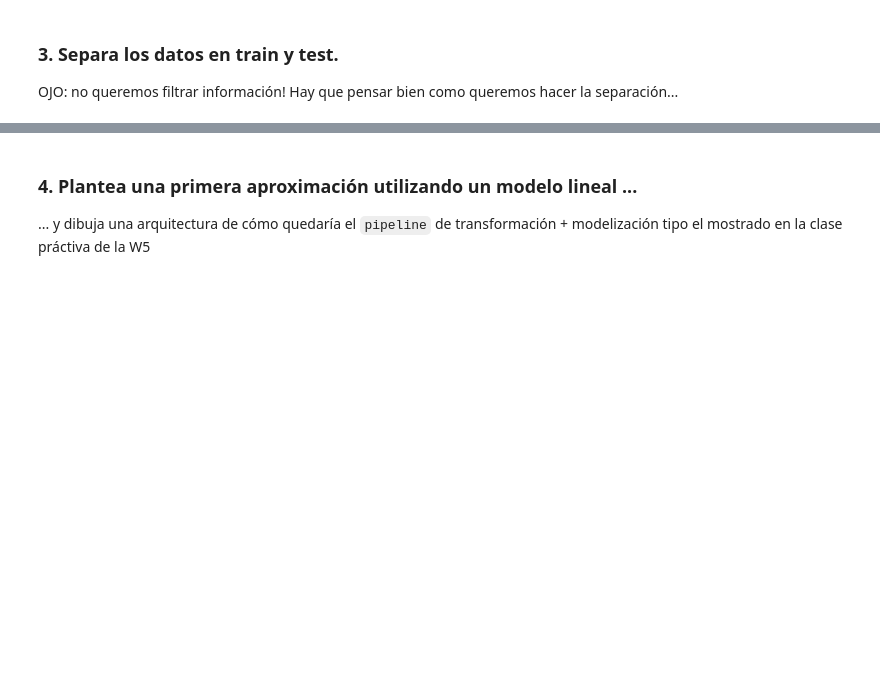
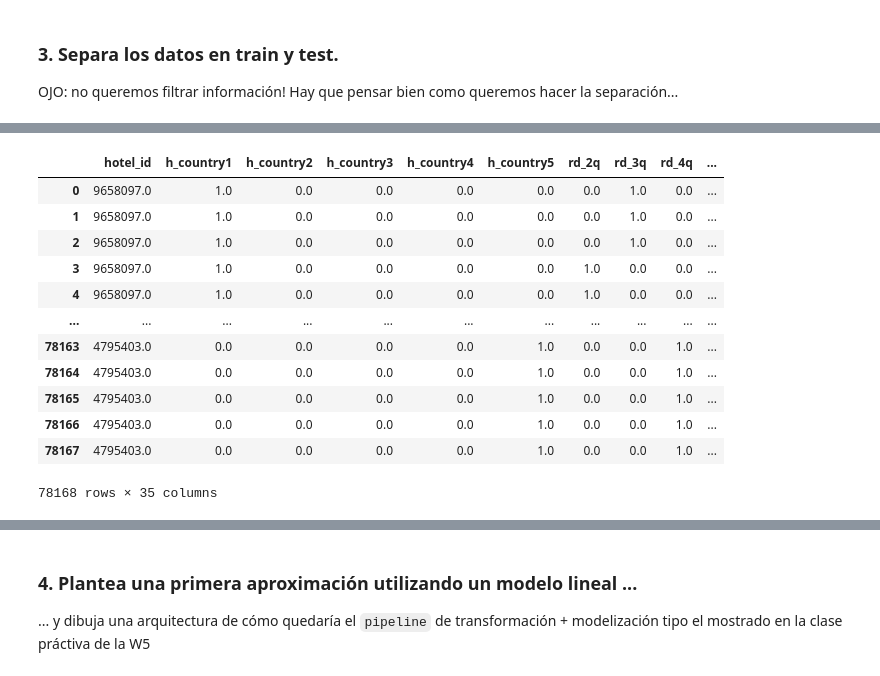
Before and after one commit to llublad/MUSI-AA, a Jupyter notebook: musi-aa-modulo1/W6/practica/20_hr_analysis.ipynb, the cells around one changed output, grey strips where cells are left out. Drawn from its saved outputs; the diff is of its cells as text; code cells hidden in the pictures; blank space fills up the shorter version.

```diff
--- a/musi-aa-modulo1/W6/practica/20_hr_analysis.ipynb
+++ b/musi-aa-modulo1/W6/practica/20_hr_analysis.ipynb
@@ -791,0 +967,16 @@ print('Mean after pipeline (imputer + scaler): \n', X_test_transformed.mean(axis
+# %%
+X_test_trans
+# %% [output]
+|  | hotel_id | h_country1 | h_country2 | h_country3 | h_country4 | h_country5 | rd_2q | rd_3q | rd_4q | ... |
+| 0 | 9658097.0 | 1.0 | 0.0 | 0.0 | 0.0 | 0.0 | 0.0 | 1.0 | 0.0 | ... |
+| 1 | 9658097.0 | 1.0 | 0.0 | 0.0 | 0.0 | 0.0 | 0.0 | 1.0 | 0.0 | ... |
+| 2 | 9658097.0 | 1.0 | 0.0 | 0.0 | 0.0 | 0.0 | 0.0 | 1.0 | 0.0 | ... |
+| 3 | 9658097.0 | 1.0 | 0.0 | 0.0 | 0.0 | 0.0 | 1.0 | 0.0 | 0.0 | ... |
+| 4 | 9658097.0 | 1.0 | 0.0 | 0.0 | 0.0 | 0.0 | 1.0 | 0.0 | 0.0 | ... |
+| ... | ... | ... | ... | ... | ... | ... | ... | ... | ... | ... |
+| 78163 | 4795403.0 | 0.0 | 0.0 | 0.0 | 0.0 | 1.0 | 0.0 | 0.0 | 1.0 | ... |
+| 78164 | 4795403.0 | 0.0 | 0.0 | 0.0 | 0.0 | 1.0 | 0.0 | 0.0 | 1.0 | ... |
+| 78165 | 4795403.0 | 0.0 | 0.0 | 0.0 | 0.0 | 1.0 | 0.0 | 0.0 | 1.0 | ... |
+| 78166 | 4795403.0 | 0.0 | 0.0 | 0.0 | 0.0 | 1.0 | 0.0 | 0.0 | 1.0 | ... |
+| 78167 | 4795403.0 | 0.0 | 0.0 | 0.0 | 0.0 | 1.0 | 0.0 | 0.0 | 1.0 | ... |
+78168 rows × 35 columns
```
Also changed, not shown: parts of 66 cells of this notebook, 2 other files.
